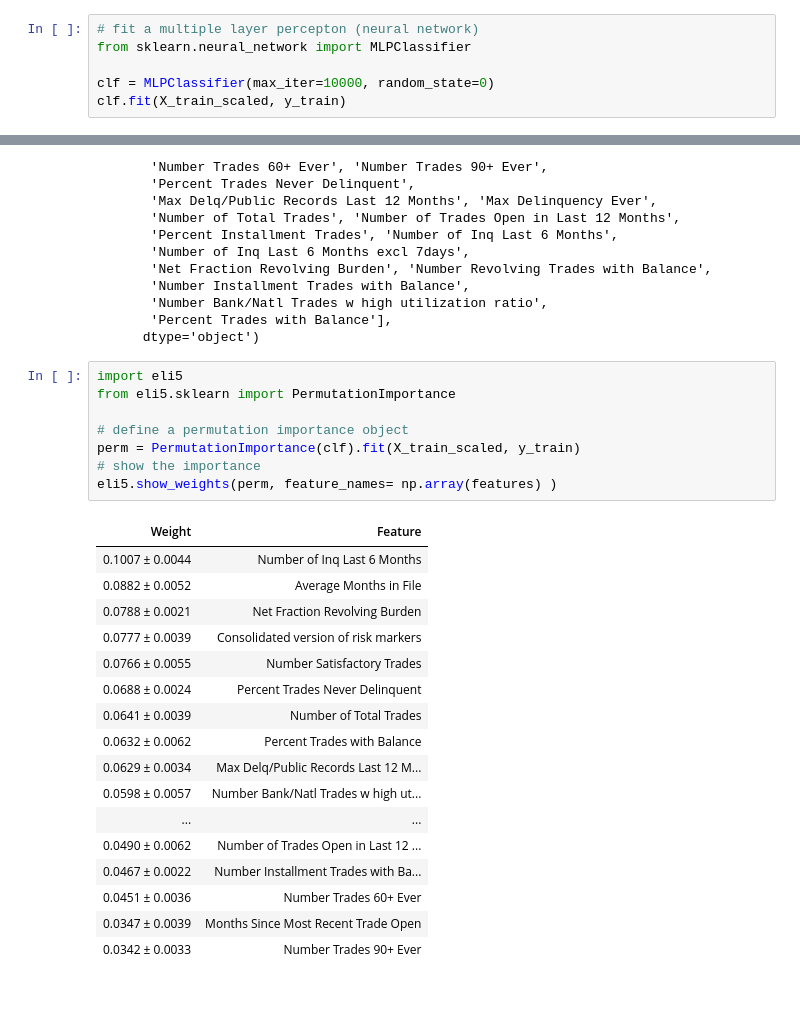
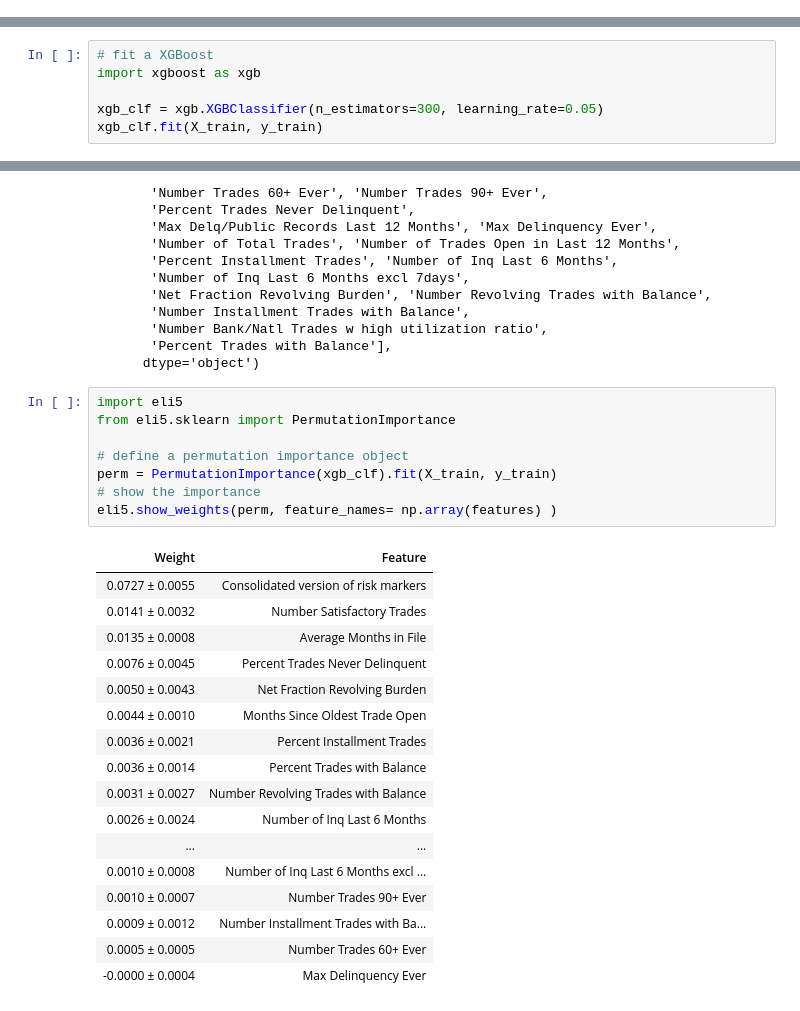
Before and after one commit to choijaewon959/HELOC-RiskFlag-Prediction, a Jupyter notebook: HELOC Risk Flag Prediction.ipynb, the cells around one changed output, grey strips where cells are left out. Saved outputs shown, nothing was run; the diff lists cells and outputs as text.

```diff
--- a/HELOC Risk Flag Prediction.ipynb
+++ b/HELOC Risk Flag Prediction.ipynb
@@ -548,6 +570,0 @@ Variable importance can be evaluated by the metric score variation caused by the
-# %%
-# fit a multiple layer percepton (neural network)
-from sklearn.neural_network import MLPClassifier
-
-clf = MLPClassifier(max_iter=10000, random_state=0)
-clf.fit(X_train_scaled, y_train)
@@ -561,0 +571,6 @@ MLPClassifier(activation='relu', alpha=0.0001, batch_size='auto', beta_1=0.9,
+# %%
+# fit a XGBoost
+import xgboost as xgb
+
+xgb_clf = xgb.XGBClassifier(n_estimators=300, learning_rate=0.05)
+xgb_clf.fit(X_train, y_train)
@@ -579,29 +609,29 @@ Index(['Consolidated version of risk markers',
 # %%
 import eli5
 from eli5.sklearn import PermutationImportance
 
 # define a permutation importance object
-perm = PermutationImportance(clf).fit(X_train_scaled, y_train)
+perm = PermutationImportance(xgb_clf).fit(X_train, y_train)
 # show the importance
 eli5.show_weights(perm, feature_names= np.array(features) )
 # %% [output]
 | Weight | Feature |
-| 0.1007 ± 0.0044 | Number of Inq Last 6 Months |
-| 0.0882 ± 0.0052 | Average Months in File |
-| 0.0788 ± 0.0021 | Net Fraction Revolving Burden |
-| 0.0777 ± 0.0039 | Consolidated version of risk markers |
-| 0.0766 ± 0.0055 | Number Satisfactory Trades |
-| 0.0688 ± 0.0024 | Percent Trades Never Delinquent |
-| 0.0641 ± 0.0039 | Number of Total Trades |
-| 0.0632 ± 0.0062 | Percent Trades with Balance |
-| 0.0629 ± 0.0034 | Max Delq/Public Records Last 12 M... |
-| 0.0598 ± 0.0057 | Number Bank/Natl Trades w high ut... |
+| 0.0727 ± 0.0055 | Consolidated version of risk markers |
+| 0.0141 ± 0.0032 | Number Satisfactory Trades |
+| 0.0135 ± 0.0008 | Average Months in File |
+| 0.0076 ± 0.0045 | Percent Trades Never Delinquent |
+| 0.0050 ± 0.0043 | Net Fraction Revolving Burden |
+| 0.0044 ± 0.0010 | Months Since Oldest Trade Open |
+| 0.0036 ± 0.0021 | Percent Installment Trades |
+| 0.0036 ± 0.0014 | Percent Trades with Balance |
+| 0.0031 ± 0.0027 | Number Revolving Trades with Balance |
+| 0.0026 ± 0.0024 | Number of Inq Last 6 Months |
 | ... | ... |
-| 0.0490 ± 0.0062 | Number of Trades Open in Last 12 ... |
-| 0.0467 ± 0.0022 | Number Installment Trades with Ba... |
-| 0.0451 ± 0.0036 | Number Trades 60+ Ever |
-| 0.0347 ± 0.0039 | Months Since Most Recent Trade Open |
-| 0.0342 ± 0.0033 | Number Trades 90+ Ever |
+| 0.0010 ± 0.0008 | Number of Inq Last 6 Months excl ... |
+| 0.0010 ± 0.0007 | Number Trades 90+ Ever |
+| 0.0009 ± 0.0012 | Number Installment Trades with Ba... |
+| 0.0005 ± 0.0005 | Number Trades 60+ Ever |
+| -0.0000 ± 0.0004 | Max Delinquency Ever |
 # %%
 # importance in decreasing order
 imp_ord = np.argsort(perm.feature_importances_)
```
Also changed, not shown: parts of 18 cells of this notebook.
